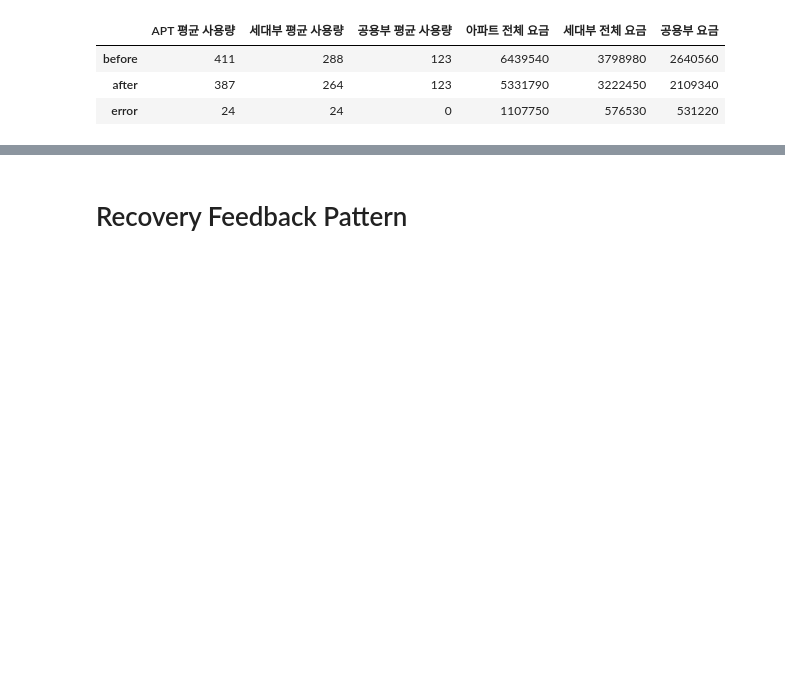
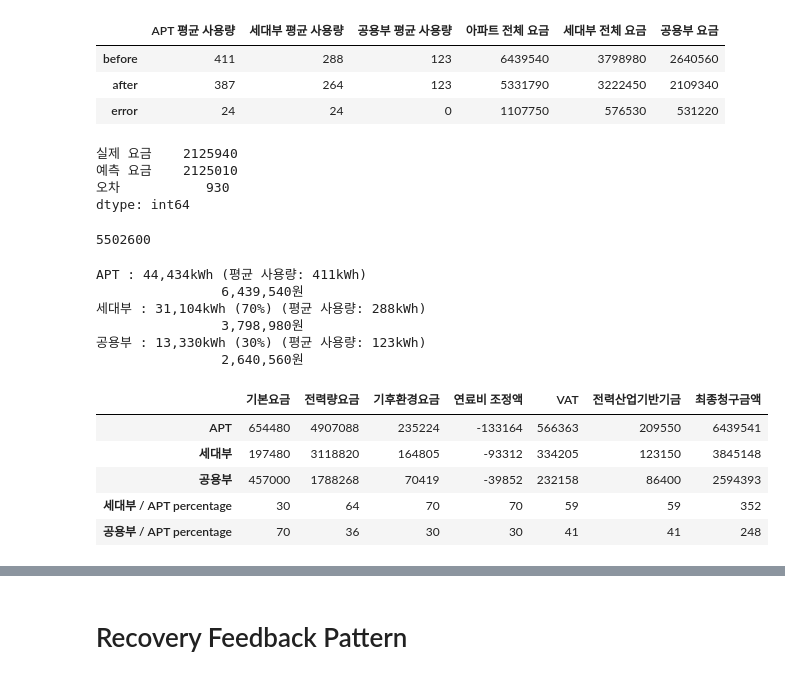
Before and after one commit to formegusto/distribution-public-fee, a Jupyter notebook: pt4.전기절약 피드백 modulization.ipynb, the cells around one changed output, grey strips where cells are left out. Drawn from its saved outputs; the diff is of its cells as text; code cells hidden in the pictures; blank space fills up the shorter version.

```diff
--- a/pt4.전기절약 피드백 modulization.ipynb
+++ b/pt4.전기절약 피드백 modulization.ipynb
@@ -212,3 +213,41 @@ compare_df
 | before | 411 | 288 | 123 | 6439540 | 3798980 | 2640560 |
 | after | 387 | 264 | 123 | 5331790 | 3222450 | 2109340 |
 | error | 24 | 24 | 0 | 1107750 | 576530 | 531220 |
+# %%
+# 예측 시뮬레이션
+pp = PublicPredictor(
+    APT=after_APT,
+    month_df=after_month_df,
+    month=month
+)
+
+pp.predict
+# %% [output]
+실제 요금    2125940
+예측 요금    2125010
+오차           930
+dtype: int64
+# %%
+pp.basic * 108
+# %% [output]
+5502600
+# %%
+crs.utils.print_apt_info(month, before_month_df, APT)
+
+hh, anal = crs.utils.get_analysis_df(month, before_month_df, APT)
+anal = anal[anal.columns[:-1]]
+anal['최종청구금액'] = anal.sum(axis=1).astype('int')
+anal.head()
+# %% [output]
+APT : 44,434kWh (평균 사용량: 411kWh)
+                6,439,540원
+세대부 : 31,104kWh (70%) (평균 사용량: 288kWh)
+                3,798,980원
+공용부 : 13,330kWh (30%) (평균 사용량: 123kWh)
+                2,640,560원
+|  | 기본요금 | 전력량요금 | 기후환경요금 | 연료비 조정액 | VAT | 전력산업기반기금 | 최종청구금액 |
+| APT | 654480 | 4907088 | 235224 | -133164 | 566363 | 209550 | 6439541 |
+| 세대부 | 197480 | 3118820 | 164805 | -93312 | 334205 | 123150 | 3845148 |
+| 공용부 | 457000 | 1788268 | 70419 | -39852 | 232158 | 86400 | 2594393 |
+| 세대부 / APT percentage | 30 | 64 | 70 | 70 | 59 | 59 | 352 |
+| 공용부 / APT percentage | 70 | 36 | 30 | 30 | 41 | 41 | 248 |
```
Also changed, not shown: parts of 19 cells of this notebook, 1 other file.
